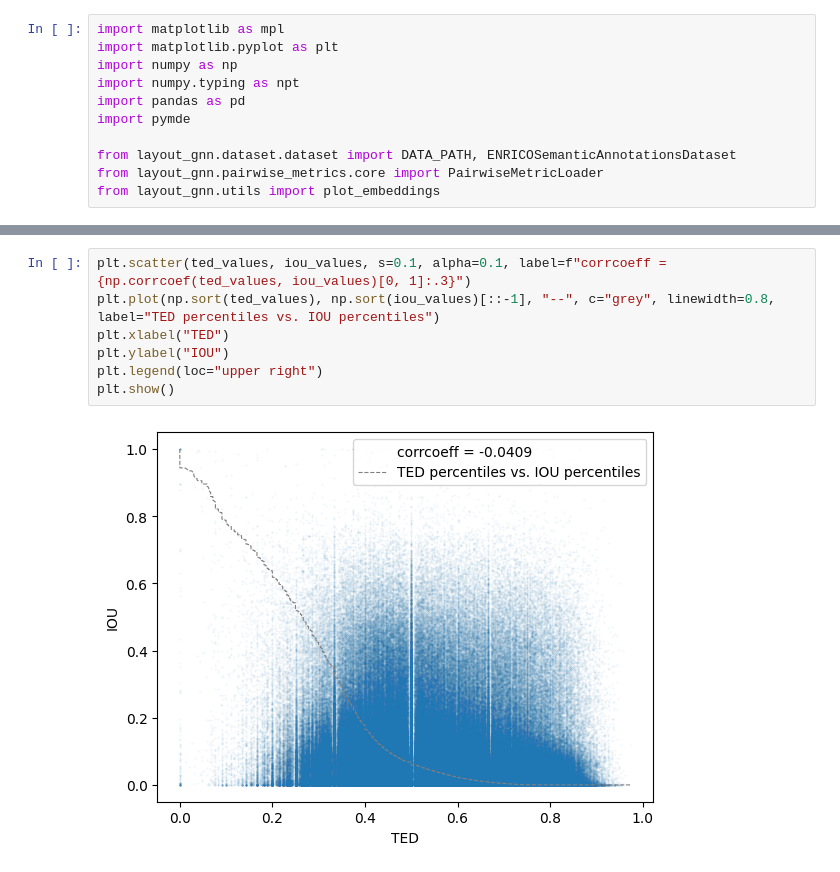
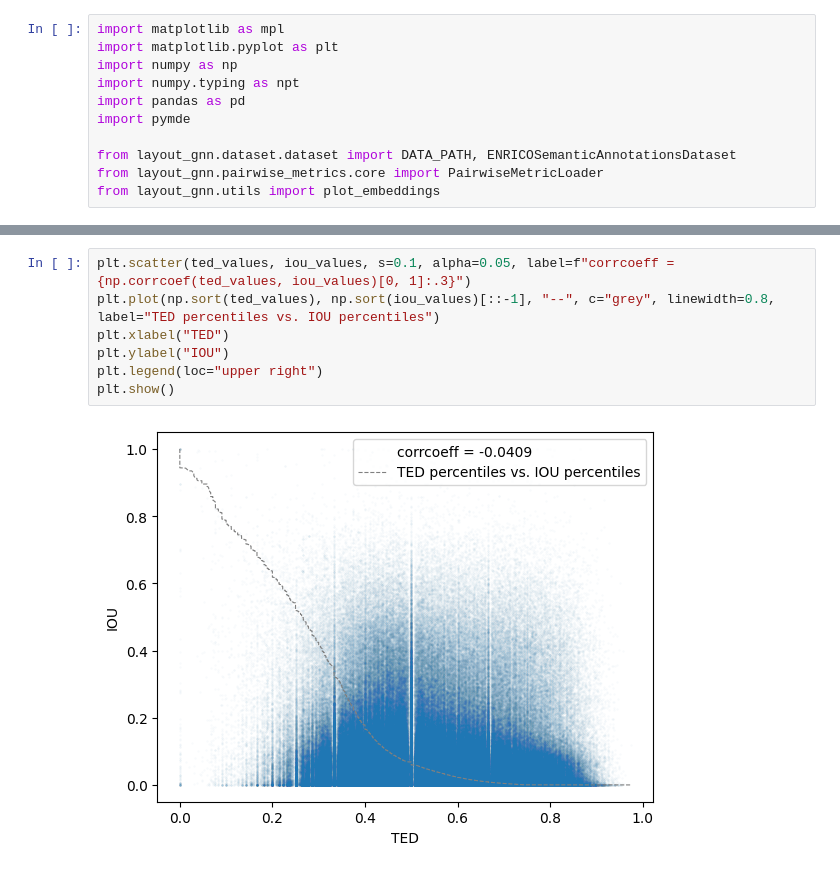
Before and after one commit to SSamDav/Layout-GNN, a Jupyter notebook: notebooks/4_baseline_distances.ipynb, the cells around one changed output, grey strips where cells are left out. Drawn from its saved outputs; the diff is of its cells as text.

```diff
--- a/notebooks/4_baseline_distances.ipynb
+++ b/notebooks/4_baseline_distances.ipynb
@@ -59,9 +70,9 @@ ax = plot_embeddings(ioud_embeddings, labels, s=5, figsize=(9, 6))
 # %%
-plt.scatter(ted_values, iou_values, s=0.1, alpha=0.1, label=f"corrcoeff = {np.corrcoef(ted_values, iou_values)[0, 1]:.3}")
+plt.scatter(ted_values, iou_values, s=0.1, alpha=0.05, label=f"corrcoeff = {np.corrcoef(ted_values, iou_values)[0, 1]:.3}")
 plt.plot(np.sort(ted_values), np.sort(iou_values)[::-1], "--", c="grey", linewidth=0.8, label="TED percentiles vs. IOU percentiles")
 plt.xlabel("TED")
 plt.ylabel("IOU")
 plt.legend(loc="upper right")
 plt.show()
 # %% [output]
-[figure, old version]
+[figure, new version]
```
Also changed, not shown: parts of 5 cells of this notebook.
